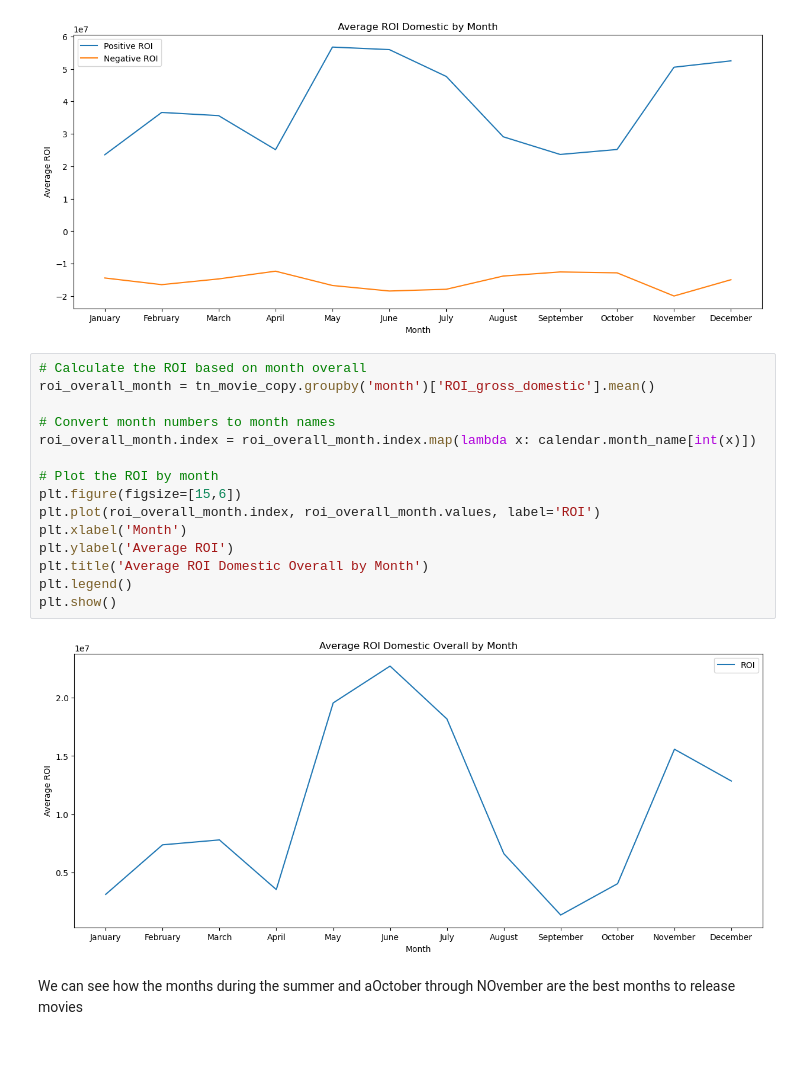
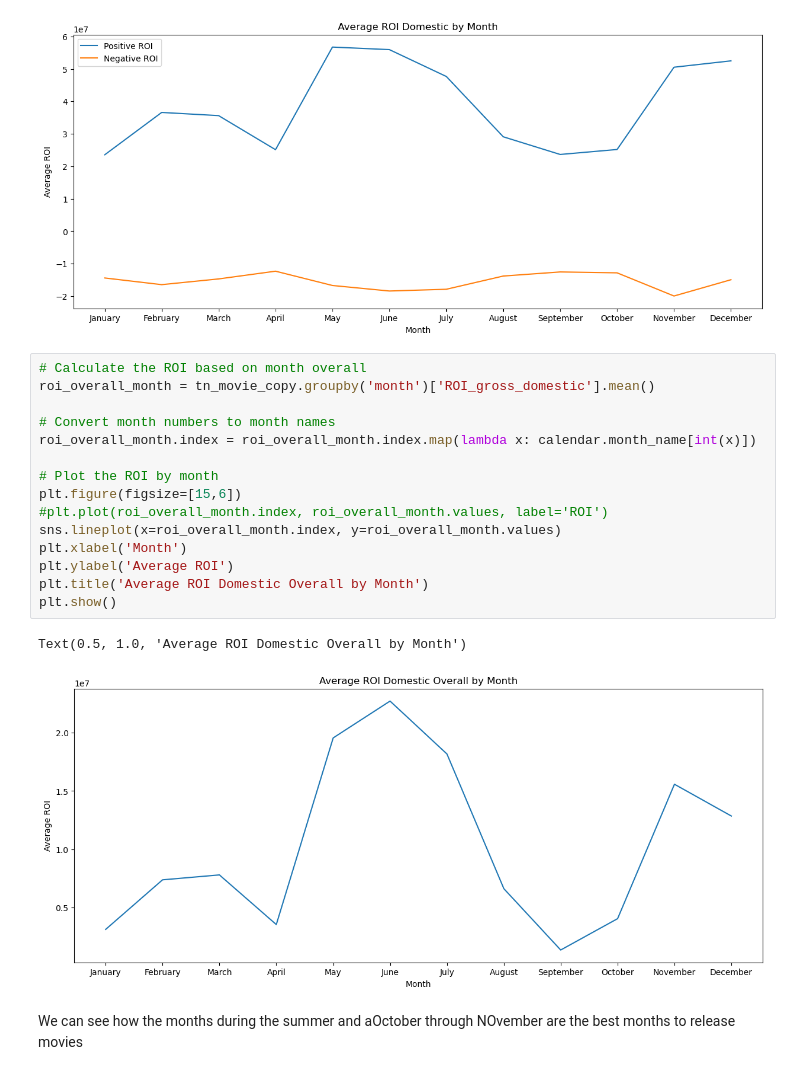
Before and after one commit to CrisThatOneCris/dsc-phase-1-project-v2-4, a Jupyter notebook: exploratory.ipynb, the cells around one changed output. Saved outputs shown, nothing was run; the diff lists cells and outputs as text.

Commit message:
Changed Domestic ROI linegraph to Seaborn

```diff
--- a/exploratory.ipynb
+++ b/exploratory.ipynb
@@ -844,20 +844,21 @@ plt.show()
 # %%
 # Calculate the ROI based on month overall
 roi_overall_month = tn_movie_copy.groupby('month')['ROI_gross_domestic'].mean()
 
 # Convert month numbers to month names
 roi_overall_month.index = roi_overall_month.index.map(lambda x: calendar.month_name[int(x)])
 
 # Plot the ROI by month
 plt.figure(figsize=[15,6])
-plt.plot(roi_overall_month.index, roi_overall_month.values, label='ROI')
+#plt.plot(roi_overall_month.index, roi_overall_month.values, label='ROI')
+sns.lineplot(x=roi_overall_month.index, y=roi_overall_month.values)
 plt.xlabel('Month')
 plt.ylabel('Average ROI')
 plt.title('Average ROI Domestic Overall by Month')
-plt.legend()
 plt.show()
 # %% [output]
+Text(0.5, 1.0, 'Average ROI Domestic Overall by Month')
-[figure, old version]
+[figure, new version]
 # %% [markdown]
 We can see how the months during the summer and aOctober through NOvember are the best months to release movies
 # %% [markdown]
```
Also changed, not shown: parts of 2 cells of this notebook.
